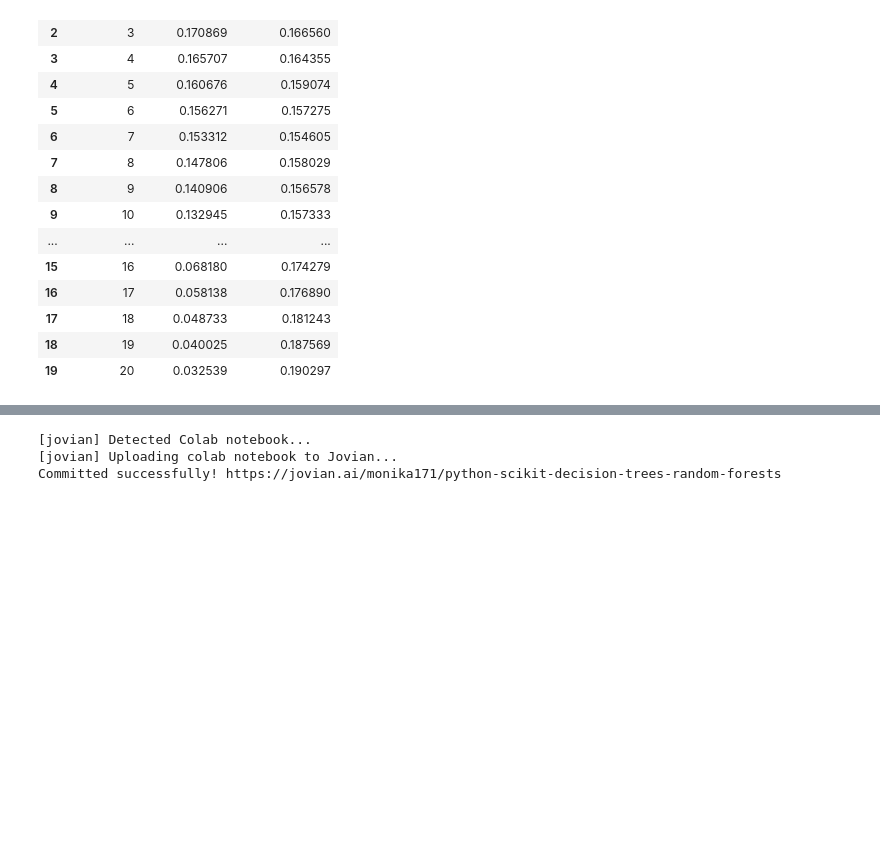
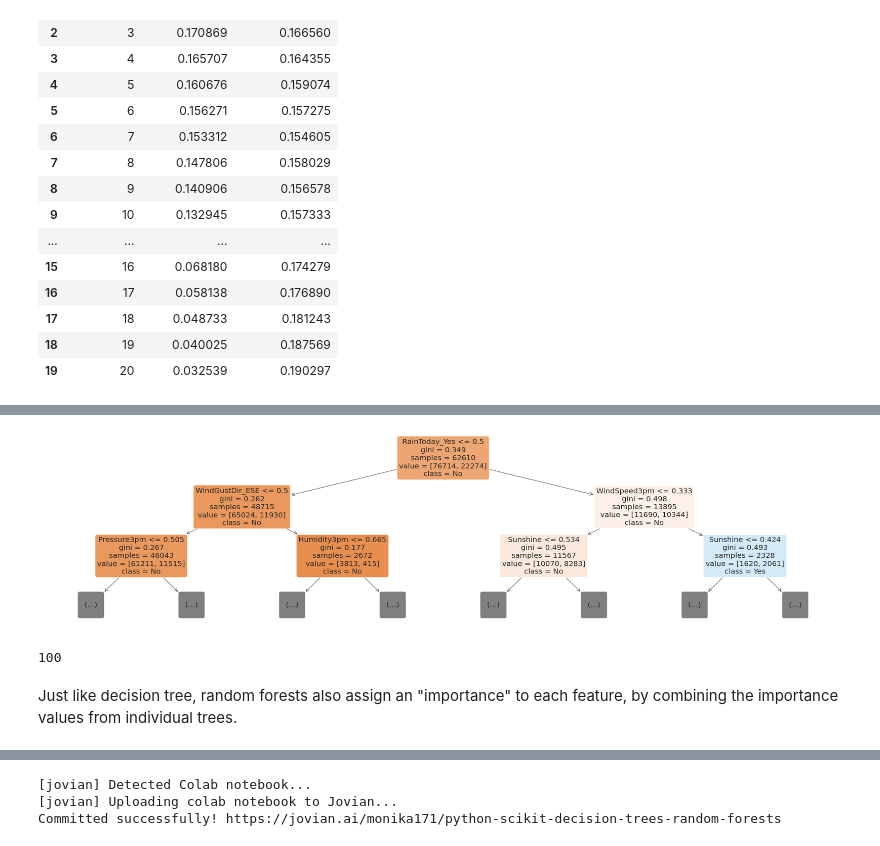
Before and after one commit to Monika171/Machine-Leaning-with-Python, a Jupyter notebook: python_scikit_decision_trees_random_forests.ipynb, the cells around one changed output, grey strips where cells are left out. Drawn from its saved outputs; the diff is of its cells as text; code cells hidden in the pictures; blank space fills up the shorter version.

```diff
--- a/python_scikit_decision_trees_random_forests.ipynb
+++ b/python_scikit_decision_trees_random_forests.ipynb
@@ -588,0 +712,11 @@ errors_df
+# %%
+plt.figure(figsize=(40,10))
+plot_tree(model.estimators_[20], max_depth=2, feature_names=X_train.columns, filled=True, rounded=True, class_names=model.classes_);
+# %% [output]
+[figure, added]
+# %%
+len(model.estimators_)
+# %% [output]
+100
+# %% [markdown]
+Just like decision tree, random forests also assign an "importance" to each feature, by combining the importance values from individual trees.
```
Also changed, not shown: parts of 91 cells of this notebook.
